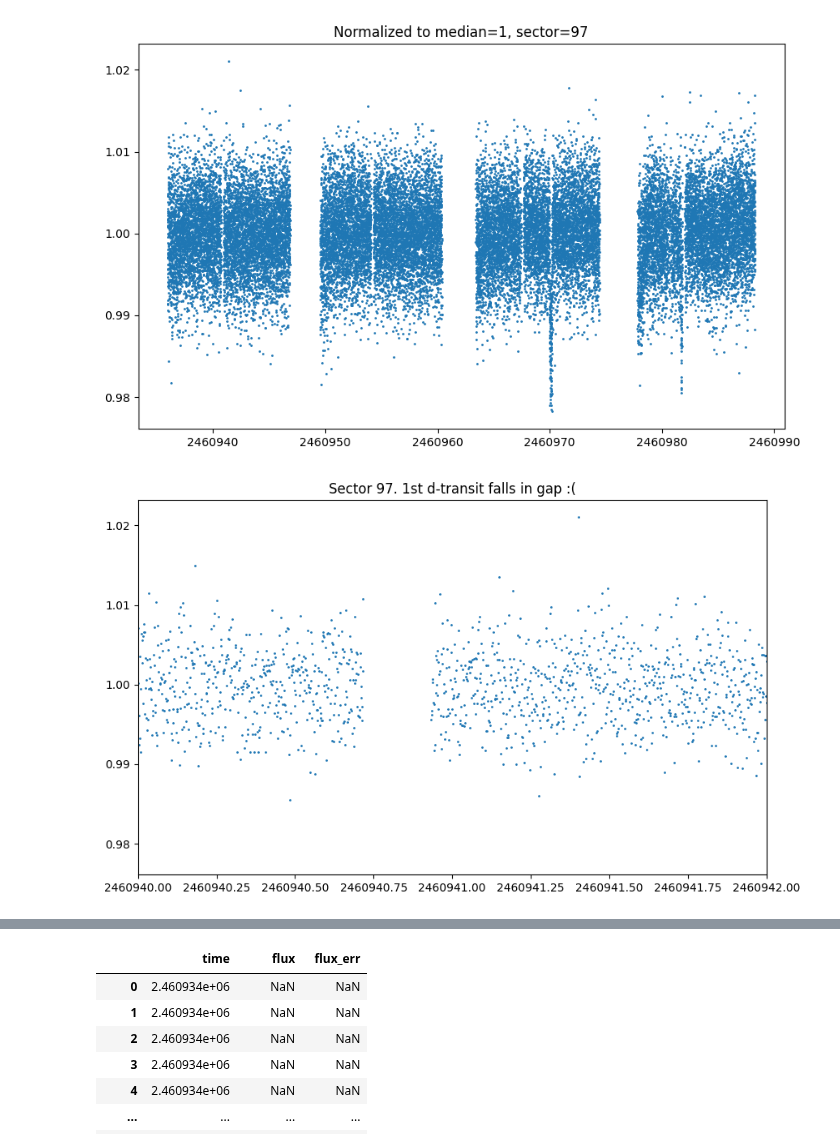
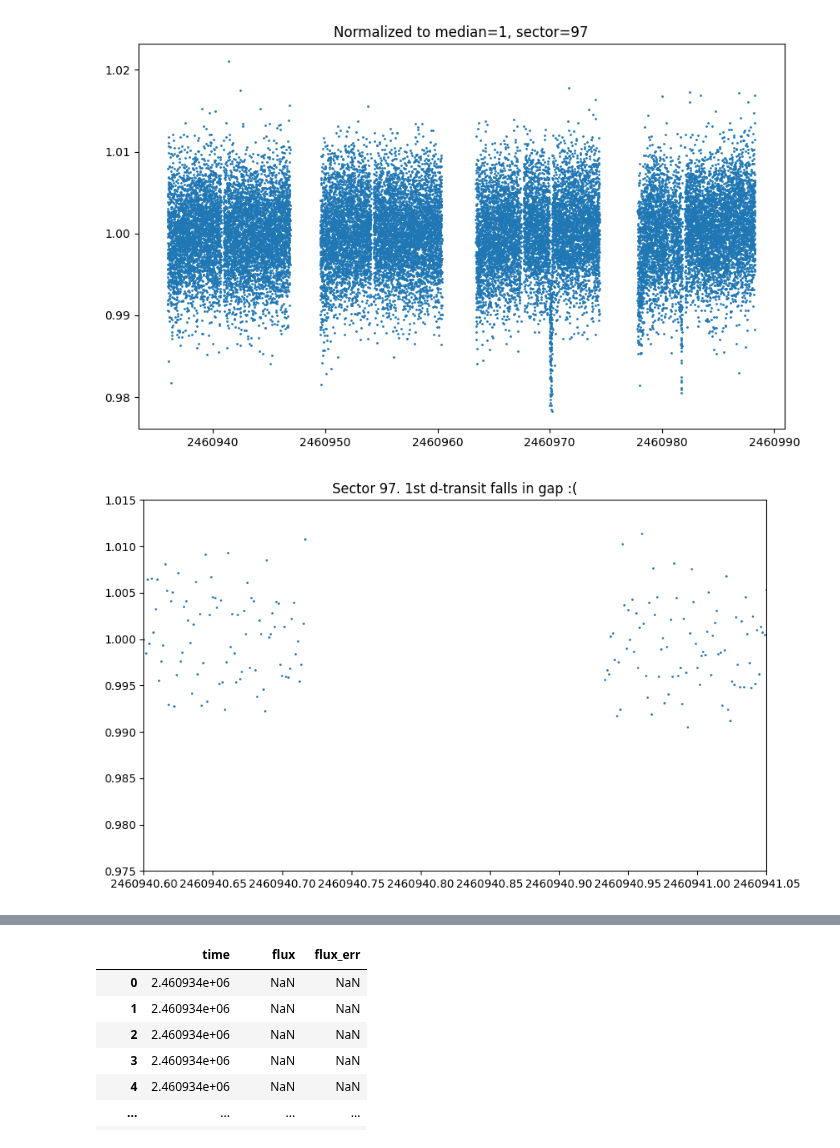
Before and after one commit to lichtgestalter/curvesimulator, a Jupyter notebook: process_TESS_data/process_sector_097.ipynb, the cells around one changed output, grey strips where cells are left out. Cells and saved outputs as stored; diff of their text form; code cells hidden in the pictures.

```diff
--- a/process_TESS_data/process_sector_097.ipynb
+++ b/process_TESS_data/process_sector_097.ipynb
@@ -32,9 +32,8 @@ for df, sector in zip(spoc_dfs, spoc_sectors):
 # %% [output]
 [figure]
 # %%
-# plot the last sector again
-plot_this(df.time, [df.flux], ["flux"], title=f"Sector 97. 1st d-transit falls in gap :(", left=2460940, right=2460942)
+plot_this(df.time, [df.flux], ["flux"], title=f"Sector 97. 1st d-transit falls in gap :(", left=2460940.60, right=2460941.05, top=1.015, bottom=0.975)
 # %% [output]
-[figure, old version]
+[figure, new version]
 # %%
 # plot the last sector again
```
Also changed, not shown: parts of 7 cells of this notebook, 13 other files.
